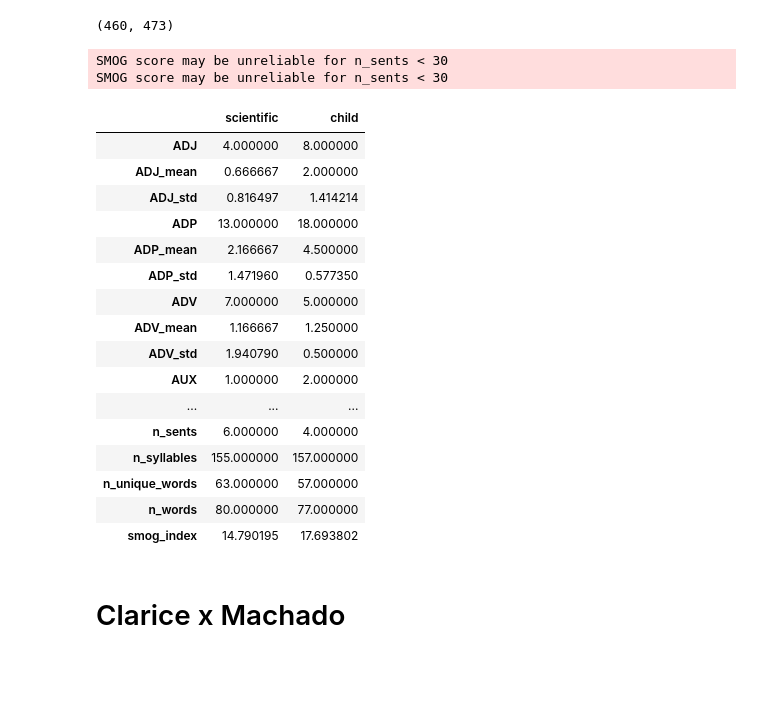
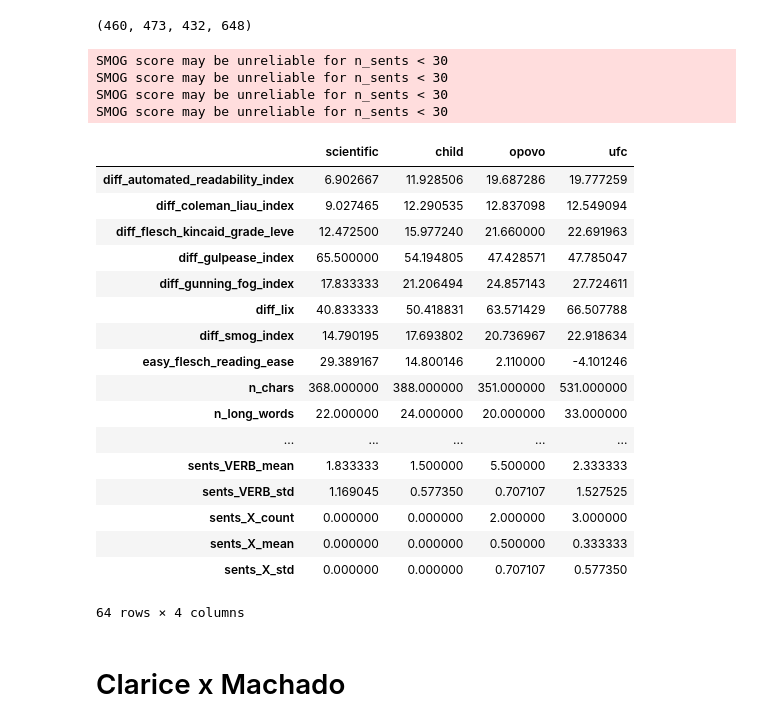
Before and after one commit to abevieiramota/learning-text-metrics, a Jupyter notebook: notebook/Basic metrics.ipynb, the cells around one changed output. Saved outputs shown, nothing was run; the diff lists cells and outputs as text; code cells hidden in the pictures; blank space fills up the shorter version.

Commit message:
notas de hoje

```diff
--- a/notebook/Basic metrics.ipynb
+++ b/notebook/Basic metrics.ipynb
@@ -34,16 +58,16 @@ def make_stats(text, name):
     df = pd.concat([df, ss])
 
     # Readability Metrics
-    df['flesch_reading_ease'] = (-84.6 * stats.n_syllables / stats.n_words) - (1.015 * stats.n_words / stats.n_sents) + 206.835
-    df['flesch_kincaid_grade_leve'] = (11.8 * stats.n_syllables / stats.n_words) + (0.39 * stats.n_words / stats.n_sents) - 15.59
+    df['easy_flesch_reading_ease'] = (-84.6 * stats.n_syllables / stats.n_words) - (1.015 * stats.n_words / stats.n_sents) + 206.835
+    df['diff_flesch_kincaid_grade_leve'] = (11.8 * stats.n_syllables / stats.n_words) + (0.39 * stats.n_words / stats.n_sents) - 15.59
     if stats.n_sents < 30:
         LOGGER.warning('SMOG score may be unreliable for n_sents < 30')
-    df['smog_index'] = (1.0430 * math.sqrt(30 * stats.n_polysyllable_words / stats.n_sents)) + 3.1291
-    df['gunning_fog_index'] = 0.4 * ((stats.n_words / stats.n_sents) + (100 * stats.n_polysyllable_words / stats.n_words))
-    df['coleman_liau_index'] = (5.879851 * stats.n_chars / stats.n_words) - (29.587280 * stats.n_sents / stats.n_words) - 15.800804
-    df['automated_readability_index'] = (4.71 * stats.n_chars / stats.n_words) + (0.5 * stats.n_words / stats.n_sents) - 21.43
-    df['lix'] = (stats.n_words / stats.n_sents) + (100 * stats.n_long_words / stats.n_words)
-    df['gulpease_index'] = (300 * stats.n_sents / stats.n_words) - (10 * stats.n_chars / stats.n_words) + 89
+    df['diff_smog_index'] = (1.0430 * math.sqrt(30 * stats.n_polysyllable_words / stats.n_sents)) + 3.1291
+    df['diff_gunning_fog_index'] = 0.4 * ((stats.n_words / stats.n_sents) + (100 * stats.n_polysyllable_words / stats.n_words))
+    df['diff_coleman_liau_index'] = (5.879851 * stats.n_chars / stats.n_words) - (29.587280 * stats.n_sents / stats.n_words) - 15.800804
+    df['diff_automated_readability_index'] = (4.71 * stats.n_chars / stats.n_words) + (0.5 * stats.n_words / stats.n_sents) - 21.43
+    df['diff_lix'] = (stats.n_words / stats.n_sents) + (100 * stats.n_long_words / stats.n_words)
+    df['diff_gulpease_index'] = (300 * stats.n_sents / stats.n_words) - (10 * stats.n_chars / stats.n_words) + 89
     # TODO: wiener_sachtextformel
 
     df.name = name
@@ -54,32 +78,44 @@ def make_stats(text, name):
 s1 = """Mas a verossimilhança dos organoides cerebrais humanos é limitada: quando crescem mais do que alguns milímetros, o oxigênio e os nutrientes não chegam às células mais internas. “Em nossas mãos, os organoides pararam de crescer após mais ou menos cinco semanas” diz Fred Gage, que liderou o estudo. “É um problema ligado ao tamanho,  não à idade. Algumas células morrem mesmo no pico de criação do organoide, a partir da décima semana. E isso piora com o tempo."""
 # source: http://chc.org.br/pequenos-notaveis/
 s2 = """Esses peixes são praticamente invisíveis aos nossos olhos por serem bastante pequenos, com poucos centímetros de comprimento. Por isso, encontrar um deles em um recife de coral é praticamente achar uma agulha em um palheiro! Com um tamanho tão pequeno e vivendo em um ambiente repleto de predadores, a maioria dos peixes criptobênticos vive em esconderijos: em pequenas cavidades dos recifes, dentro de esponjas, entre os ramos de lírios e ouriços-do-mar, corais, anêmonas…"""
+# source: https://www.opovo.com.br/esportes/futebol/times/ceara/2018/04/ceara-solicita-imagens-da-arena-castelao-para-identificar-agressor-de.html
+s3 = """"Foi feito um pedido informal, pois precisamos saber o local exato da agressão, para entrarmos com um ofício pedindo as imagens do ambiente", disse Jamilson em entrevista ao O POVO. O Setor Premium, área que Mari foi agredida verbal e moralmente, tendo seu braço puxado quando tentou sair da área, é dividido em quatro partes: área dos banheiros, conveniência, corredor de transição e arquibancada com capacidade para 4.200 pessoas."""
+# source: http://ufc.br/noticias/noticias-de-2018/11133-nota-sobre-a-acao-civil-publica-n-0805469-35-2018-4-05-8100
+s4 = """A Universidade Federal do Ceará manifesta estranhamento diante do fato de a Procuradoria-Geral da República haver divulgado na imprensa e nas mídias sociais, desde a manhã desta quinta-feira (26), informações referentes à Ação Civil Pública nº 0805469-35.2018.4.05.8100, a qual tem por objeto discussão sobre a disciplina optativa O Golpe de 2016: o Futuro da Democracia, que, sob a autonomia universitária, inaugura debate acerca de fatos recentes de nossa história. A divulgação ocorreu antes mesmo do protocolo da ação na Justiça Federal no Ceará, o que se deu somente às 10h57min da presente data, não tendo sido a UFC notificada até o momento."""
 # %%
-len(s1), len(s2)
+len(s1), len(s2), len(s3), len(s4)
 # %% [output]
-(460, 473)
+(460, 473, 432, 648)
 # %%
-pd.concat([make_stats(s1, 'scientific'), make_stats(s2, 'child')], axis=1).fillna(0)
+pd.concat([
+    make_stats(s1, 'scientific'),
+    make_stats(s2, 'child'),
+    make_stats(s3, 'opovo'),
+    make_stats(s4, 'ufc')
+], axis=1).fillna(0)
 # %% [output]
 SMOG score may be unreliable for n_sents < 30
 SMOG score may be unreliable for n_sents < 30
+SMOG score may be unreliable for n_sents < 30
+SMOG score may be unreliable for n_sents < 30
-|  | scientific | child |
-| ADJ | 4.000000 | 8.000000 |
-| ADJ_mean | 0.666667 | 2.000000 |
-| ADJ_std | 0.816497 | 1.414214 |
-| ADP | 13.000000 | 18.000000 |
-| ADP_mean | 2.166667 | 4.500000 |
-| ADP_std | 1.471960 | 0.577350 |
-| ADV | 7.000000 | 5.000000 |
-| ADV_mean | 1.166667 | 1.250000 |
-| ADV_std | 1.940790 | 0.500000 |
-| AUX | 1.000000 | 2.000000 |
-| ... | ... | ... |
-| n_sents | 6.000000 | 4.000000 |
-| n_syllables | 155.000000 | 157.000000 |
-| n_unique_words | 63.000000 | 57.000000 |
-| n_words | 80.000000 | 77.000000 |
-| smog_index | 14.790195 | 17.693802 |
+|  | scientific | child | opovo | ufc |
+| diff_automated_readability_index | 6.902667 | 11.928506 | 19.687286 | 19.777259 |
+| diff_coleman_liau_index | 9.027465 | 12.290535 | 12.837098 | 12.549094 |
+| diff_flesch_kincaid_grade_leve | 12.472500 | 15.977240 | 21.660000 | 22.691963 |
+| diff_gulpease_index | 65.500000 | 54.194805 | 47.428571 | 47.785047 |
+| diff_gunning_fog_index | 17.833333 | 21.206494 | 24.857143 | 27.724611 |
+| diff_lix | 40.833333 | 50.418831 | 63.571429 | 66.507788 |
+| diff_smog_index | 14.790195 | 17.693802 | 20.736967 | 22.918634 |
+| easy_flesch_reading_ease | 29.389167 | 14.800146 | 2.110000 | -4.101246 |
+| n_chars | 368.000000 | 388.000000 | 351.000000 | 531.000000 |
+| n_long_words | 22.000000 | 24.000000 | 20.000000 | 33.000000 |
+| ... | ... | ... | ... | ... |
+| sents_VERB_mean | 1.833333 | 1.500000 | 5.500000 | 2.333333 |
+| sents_VERB_std | 1.169045 | 0.577350 | 0.707107 | 1.527525 |
+| sents_X_count | 0.000000 | 0.000000 | 2.000000 | 3.000000 |
+| sents_X_mean | 0.000000 | 0.000000 | 0.500000 | 0.333333 |
+| sents_X_std | 0.000000 | 0.000000 | 0.707107 | 0.577350 |
+64 rows × 4 columns
 # %% [markdown]
 # Clarice x Machado
 # %%
```
Also changed, not shown: parts of 1 cell of this notebook, 1 other file.
